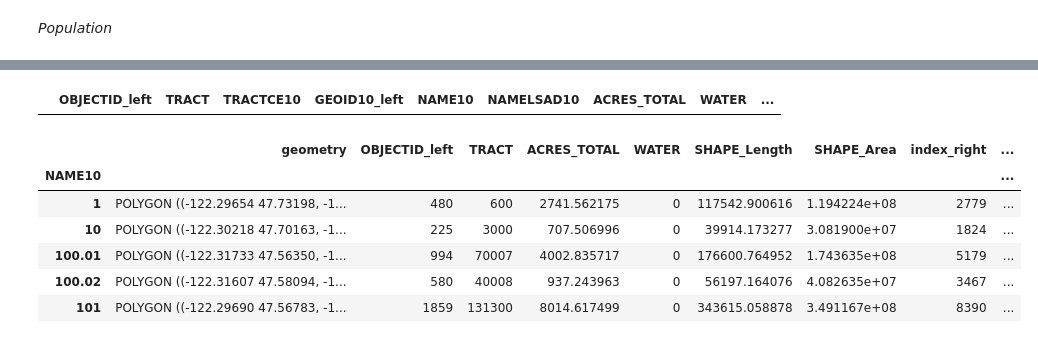
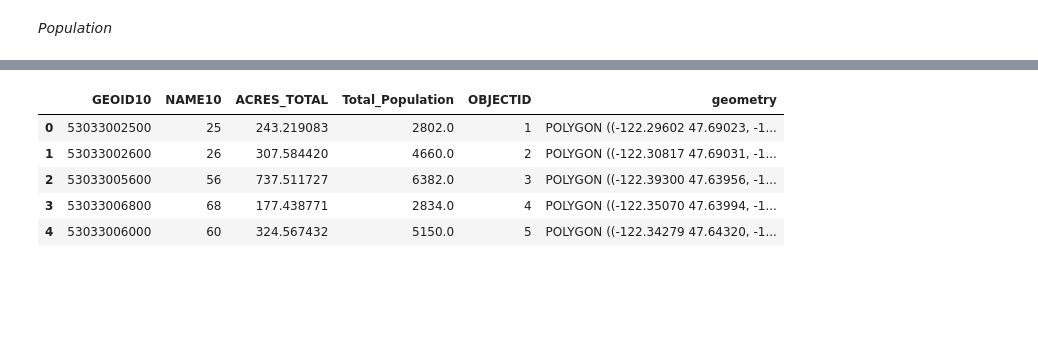
Before and after one commit to Greening-Seattle/Prediction, a Jupyter notebook: Prediction_GeoSegmentation.ipynb, the cells around one changed output, grey strips where cells are left out. Drawn from its saved outputs; the diff is of its cells as text; code cells hidden in the pictures; blank space fills up the shorter version.

Commit message:
added population data by year

```diff
--- a/Prediction_GeoSegmentation.ipynb
+++ b/Prediction_GeoSegmentation.ipynb
@@ -252,4 +218,0 @@ test = pop_tracts_2.loc[pop_tracts_2['NAME10'] == 4.02]
-# %%
-test
-# %% [output]
-|  | OBJECTID_left | TRACT | TRACTCE10 | GEOID10_left | NAME10 | NAMELSAD10 | ACRES_TOTAL | WATER | ... |
@@ -258,10 +219,11 @@ pop_tracts_3 = pop_tracts_2.dissolve(by='NAME10', aggfunc=sum)
+# %%
+pop_2010 = gpd.read_file(pop_url)
 # %%
-pop_tracts_3.head()
+pop_2010.head()
 # %% [output]
-|  | geometry | OBJECTID_left | TRACT | ACRES_TOTAL | WATER | SHAPE_Length | SHAPE_Area | index_right | ... |
-| NAME10 |  |  |  |  |  |  |  |  | ... |
-| 1 | POLYGON ((-122.29654 47.73198, -1... | 480 | 600 | 2741.562175 | 0 | 117542.900616 | 1.194224e+08 | 2779 | ... |
-| 10 | POLYGON ((-122.30218 47.70163, -1... | 225 | 3000 | 707.506996 | 0 | 39914.173277 | 3.081900e+07 | 1824 | ... |
-| 100.01 | POLYGON ((-122.31733 47.56350, -1... | 994 | 70007 | 4002.835717 | 0 | 176600.764952 | 1.743635e+08 | 5179 | ... |
-| 100.02 | POLYGON ((-122.31607 47.58094, -1... | 580 | 40008 | 937.243963 | 0 | 56197.164076 | 4.082635e+07 | 3467 | ... |
-| 101 | POLYGON ((-122.29690 47.56783, -1... | 1859 | 131300 | 8014.617499 | 0 | 343615.058878 | 3.491167e+08 | 8390 | ... |
+|  | GEOID10 | NAME10 | ACRES_TOTAL | Total_Population | OBJECTID | geometry |
+| 0 | 53033002500 | 25 | 243.219083 | 2802.0 | 1 | POLYGON ((-122.29602 47.69023, -1... |
+| 1 | 53033002600 | 26 | 307.584420 | 4660.0 | 2 | POLYGON ((-122.30817 47.69031, -1... |
+| 2 | 53033005600 | 56 | 737.511727 | 6382.0 | 3 | POLYGON ((-122.39300 47.63956, -1... |
+| 3 | 53033006800 | 68 | 177.438771 | 2834.0 | 4 | POLYGON ((-122.35070 47.63994, -1... |
+| 4 | 53033006000 | 60 | 324.567432 | 5150.0 | 5 | POLYGON ((-122.34279 47.64320, -1... |
```
Also changed, not shown: parts of 25 cells of this notebook.
